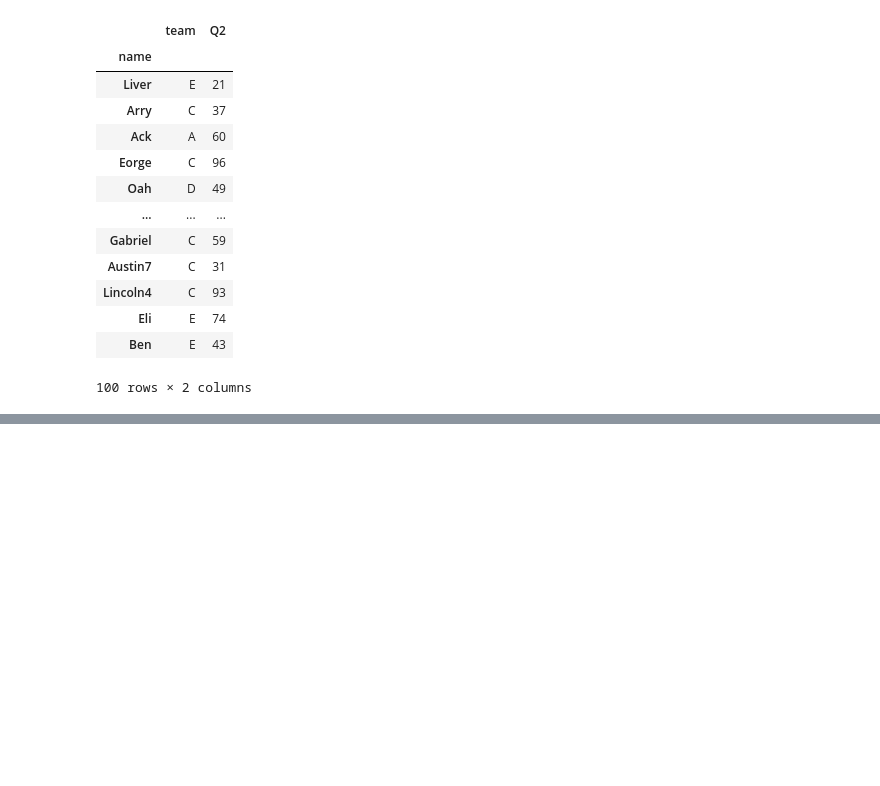
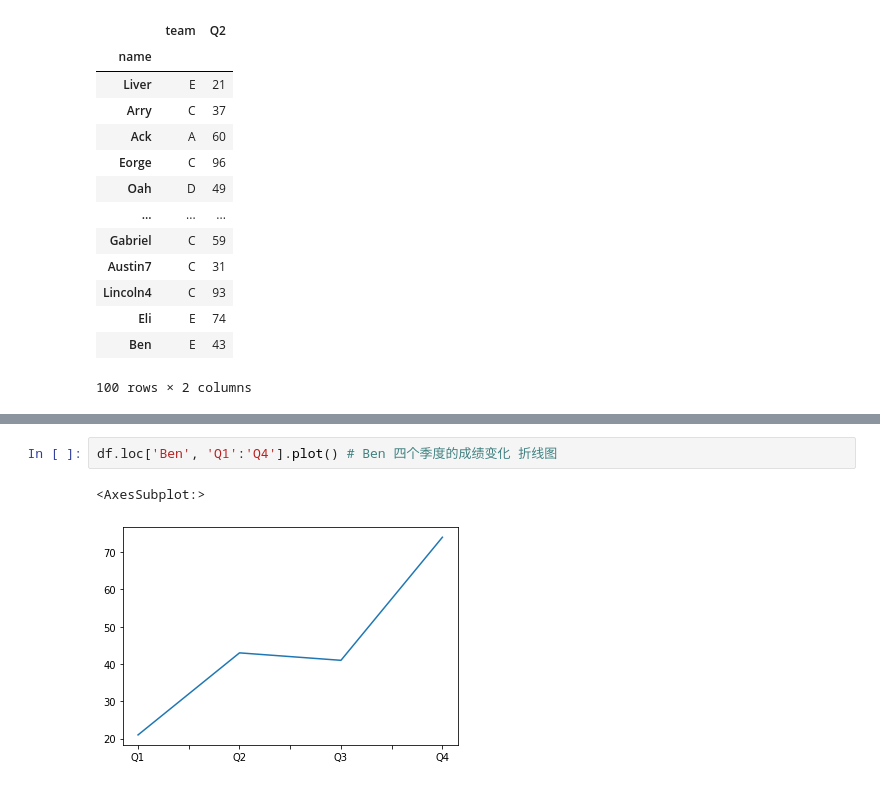
Before and after one commit to lumiseven/pandas-test, a Jupyter notebook: t1.ipynb, the cells around one changed output, grey strips where cells are left out. Saved outputs shown, nothing was run; the diff lists cells and outputs as text; blank space fills up the shorter version.

```diff
--- a/t1.ipynb
+++ b/t1.ipynb
@@ -250,0 +588,5 @@ df.iloc[:10,:]
+# %%
+df.loc['Ben', 'Q1':'Q4'].plot() # Ben 四个季度的成绩变化 折线图
+# %% [output]
+<AxesSubplot:>
+[figure, added]
```
Also changed, not shown: parts of 45 cells of this notebook, 2 other files.
